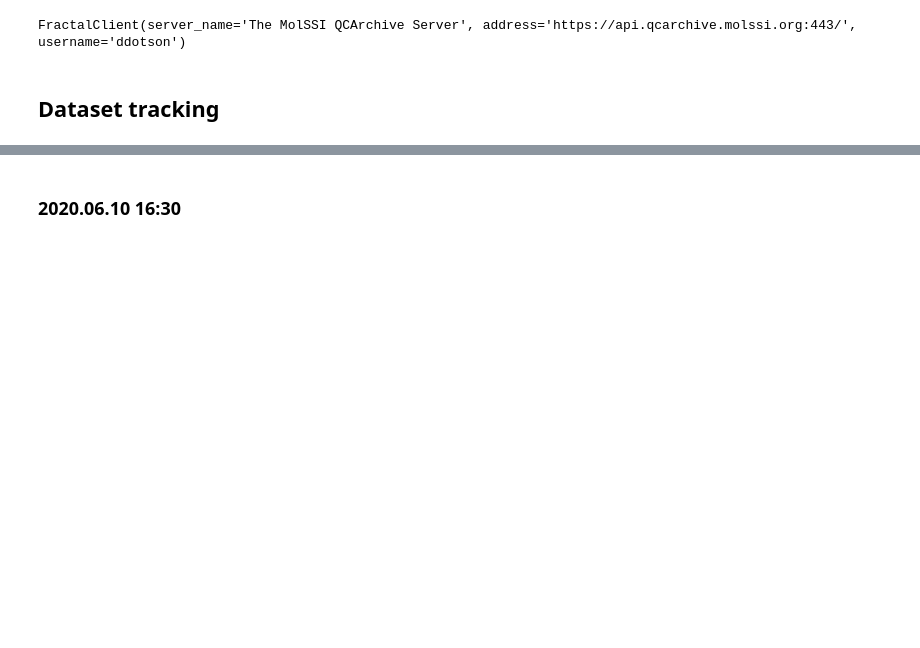
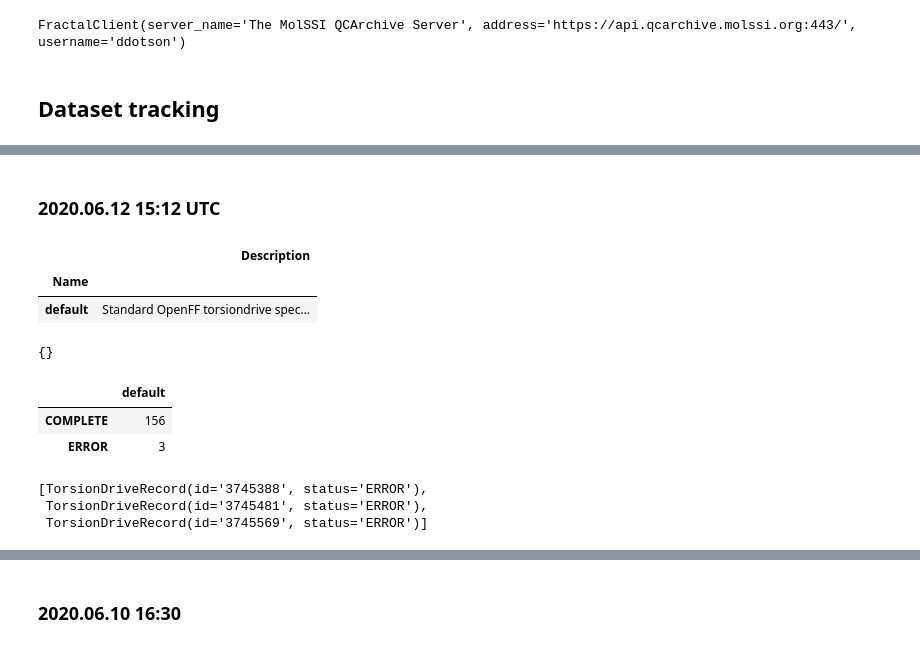
Before and after one commit to openforcefield/qca-dataset-submission, a Jupyter notebook: management/Management - Substituted Phenyl Set 1.ipynb, the cells around one changed output, grey strips where cells are left out. Cells and saved outputs as stored; diff of their text form; code cells hidden in the pictures; blank space fills up the shorter version.

```diff
--- a/management/Management - Substituted Phenyl Set 1.ipynb
+++ b/management/Management - Substituted Phenyl Set 1.ipynb
@@ -23,0 +71,23 @@ FractalClient(server_name='The MolSSI QCArchive Server', address='https://api.qc
+# %% [markdown]
+### 2020.06.12 15:12 UTC
+# %%
+dataset = "OpenFF Substituted Phenyl Set 1"
+# %%
+ds = client.get_collection("TorsionDriveDataset", dataset)
+# %%
+ds.list_specifications()
+# %% [output]
+|  | Description |
+| Name |  |
+| default | Standard OpenFF torsiondrive spec... |
+# %%
+res = get_unfinished_torsiondrive_optimizations(ds, 'default', client, merged=False)
+res
+# %% [output]
+{}
+# %%
+ds.status("default")
+# %% [output]
+|  | default |
+| COMPLETE | 156 |
+| ERROR | 3 |
@@ -23,0 +102,6 @@ FractalClient(server_name='The MolSSI QCArchive Server', address='https://api.qc
+# %%
+[tdr for tdr in ds.df.default if tdr.status == 'ERROR']
+# %% [output]
+[TorsionDriveRecord(id='3745388', status='ERROR'),
+ TorsionDriveRecord(id='3745481', status='ERROR'),
+ TorsionDriveRecord(id='3745569', status='ERROR')]
```
Also changed, not shown: parts of 19 cells of this notebook, 5 other files.
